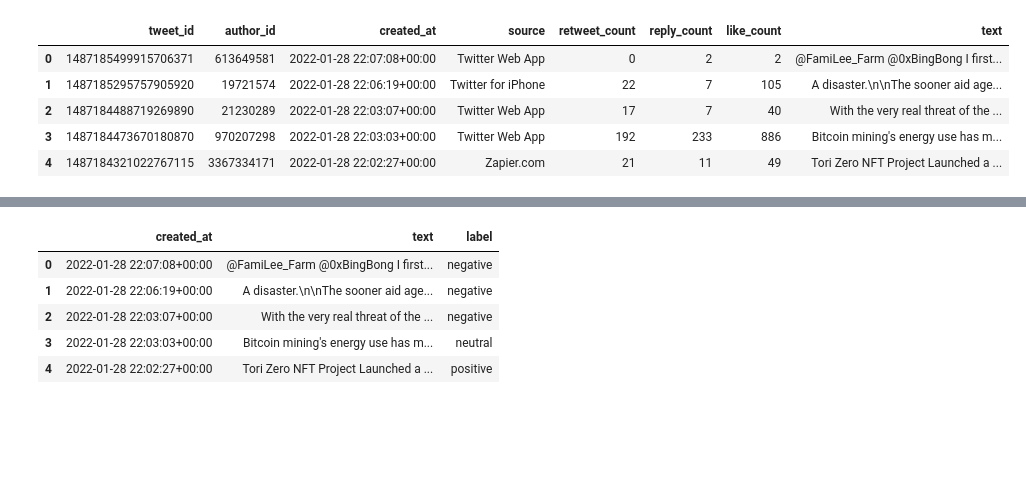
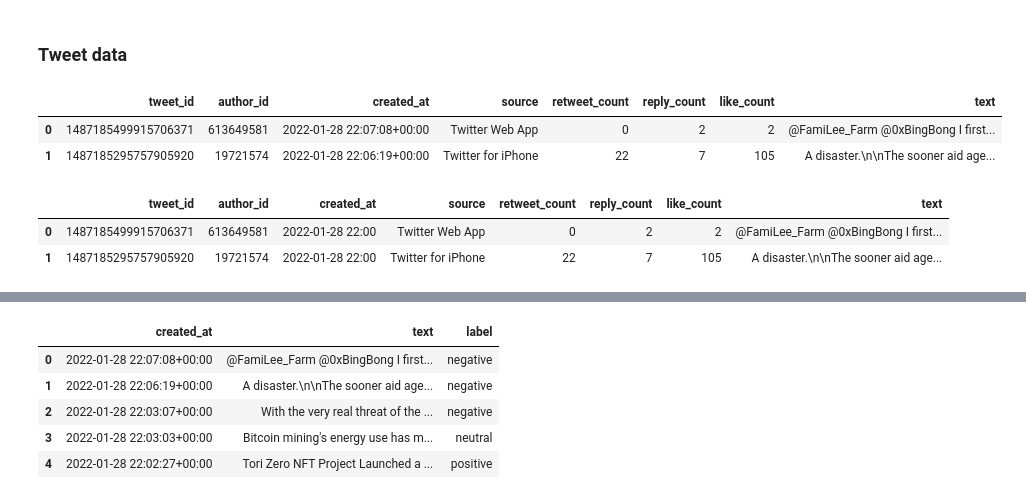
Before and after one commit to szafranskifilip/bitcoin_sentiment_analysis, a Jupyter notebook: data_viz.ipynb, the cells around one changed output, grey strips where cells are left out. Cells and saved outputs as stored; diff of their text form; code cells hidden in the pictures; blank space fills up the shorter version.

```diff
--- a/data_viz.ipynb
+++ b/data_viz.ipynb
@@ -79,10 +116,16 @@ ax.tick_params(axis='x', rotation=90);
+# %% [markdown]
+### Tweet data
 # %%
 df_tweet_data = pd.read_csv('data/tweet_data.csv')
-df_tweet_data.head()
+df_tweet_data.head(2)
 # %% [output]
 |  | tweet_id | author_id | created_at | source | retweet_count | reply_count | like_count | text |
 | 0 | 1487185499915706371 | 613649581 | 2022-01-28 22:07:08+00:00 | Twitter Web App | 0 | 2 | 2 | @FamiLee_Farm @0xBingBong I first... |
 | 1 | 1487185295757905920 | 19721574 | 2022-01-28 22:06:19+00:00 | Twitter for iPhone | 22 | 7 | 105 | A disaster.\n\nThe sooner aid age... |
-| 2 | 1487184488719269890 | 21230289 | 2022-01-28 22:03:07+00:00 | Twitter Web App | 17 | 7 | 40 | With the very real threat of the ... |
-| 3 | 1487184473670180870 | 970207298 | 2022-01-28 22:03:03+00:00 | Twitter Web App | 192 | 233 | 886 | Bitcoin mining's energy use has m... |
-| 4 | 1487184321022767115 | 3367334171 | 2022-01-28 22:02:27+00:00 | Zapier.com | 21 | 11 | 49 | Tori Zero NFT Project Launched a ... |
+# %%
+df_tweet_data.created_at = df_tweet_data['created_at'].apply(timestamp_to_hour)
+df_tweet_data.head(2)
+# %% [output]
+|  | tweet_id | author_id | created_at | source | retweet_count | reply_count | like_count | text |
+| 0 | 1487185499915706371 | 613649581 | 2022-01-28 22:00 | Twitter Web App | 0 | 2 | 2 | @FamiLee_Farm @0xBingBong I first... |
+| 1 | 1487185295757905920 | 19721574 | 2022-01-28 22:00 | Twitter for iPhone | 22 | 7 | 105 | A disaster.\n\nThe sooner aid age... |
```
Also changed, not shown: parts of 40 cells of this notebook, 1 other file.
